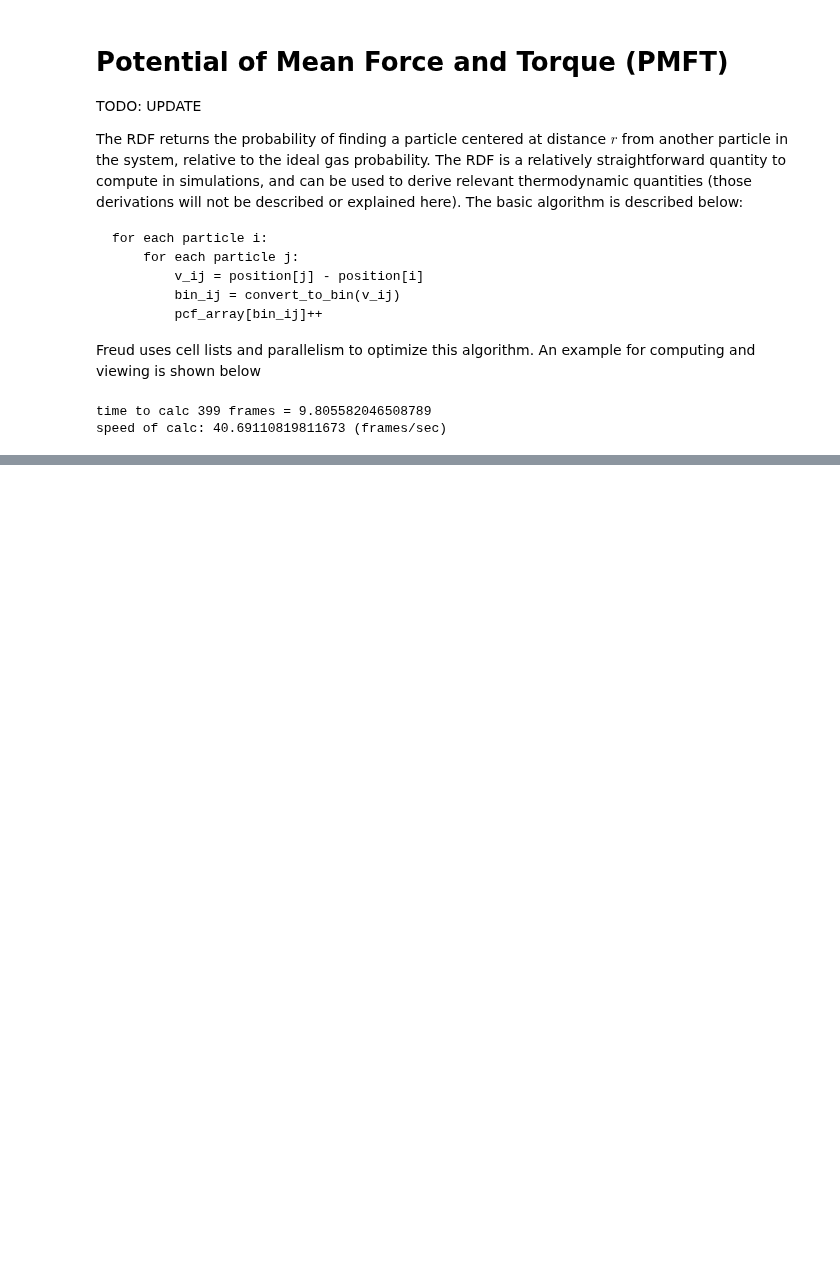
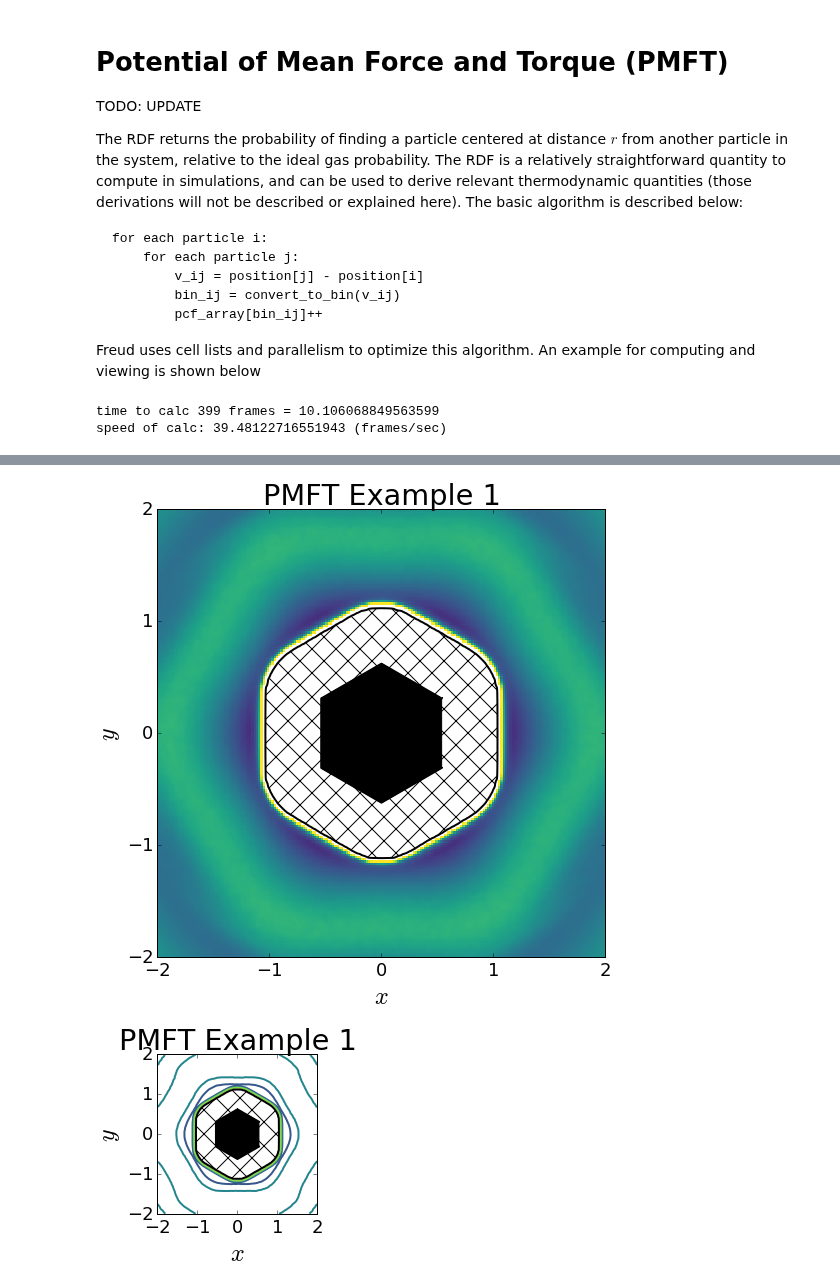
Before and after one commit to glotzerlab/freud-examples, a Jupyter notebook: AIChE PMFT.ipynb, the cells around one changed output, grey strips where cells are left out. Saved outputs shown, nothing was run; the diff lists cells and outputs as text; code cells hidden in the pictures; blank space fills up the shorter version.

```diff
--- a/AIChE PMFT.ipynb
+++ b/AIChE PMFT.ipynb
@@ -112,7 +112,7 @@ y = pmft.getY()
 reduced_x = x[center-w:center+w]
 reduced_y = y[center-w:center+w]
 
-pyplot.figure()
+pyplot.figure(figsize=(8,8))
 pyplot.title("PMFT Example 1")
 norm = matplotlib.colors.Normalize(vmin=-2.5,vmax=3.0)
 values = [-2, -1, 0, 2]
@@ -131,7 +131,8 @@ pyplot.xlabel(r"$x$")
 pyplot.ylabel(r"$y$")
 pyplot.tight_layout()
 pyplot.show()
-pyplot.figure()
+
+pyplot.figure(figsize=(8,8))
 pyplot.title("PMFT Example 1")
 norm = matplotlib.colors.Normalize(vmin=-2.5,vmax=3.0)
 values = [-2, -1, 0, 2]
@@ -152,5 +153,5 @@ pyplot.ylabel(r"$y$")
 pyplot.tight_layout()
 pyplot.show()
 # %% [output]
-time to calc 399 frames = 9.805582046508789
-speed of calc: 40.69110819811673 (frames/sec)
+time to calc 399 frames = 10.106068849563599
+speed of calc: 39.48122716551943 (frames/sec)
@@ -161,3 +158,5 @@ speed of calc: 40.69110819811673 (frames/sec)
+[figure, added]
+[figure, added]
 # %%
 # import the freud object
 # the rdf module is contained in the density module
```
Also changed, not shown: parts of 3 cells of this notebook, 3 other files.
